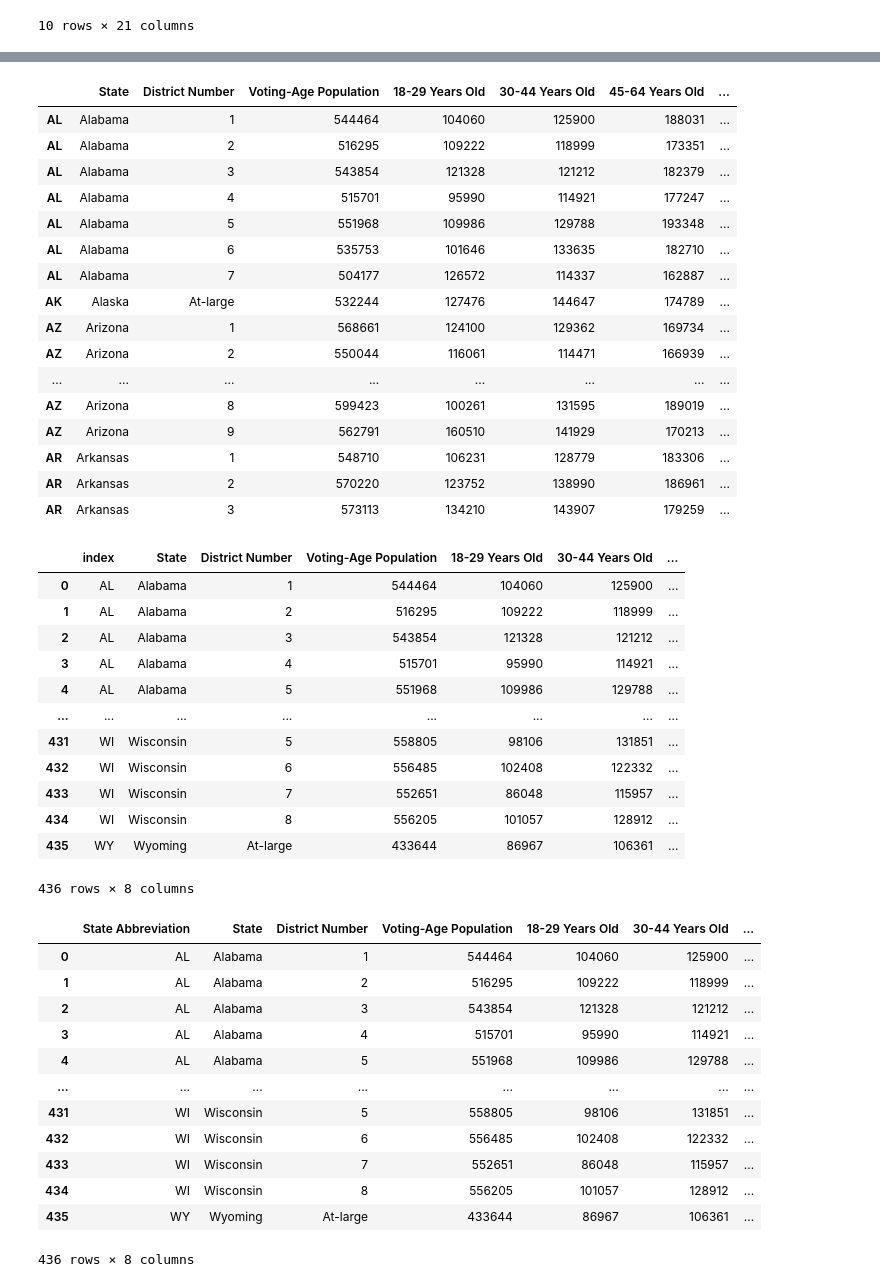
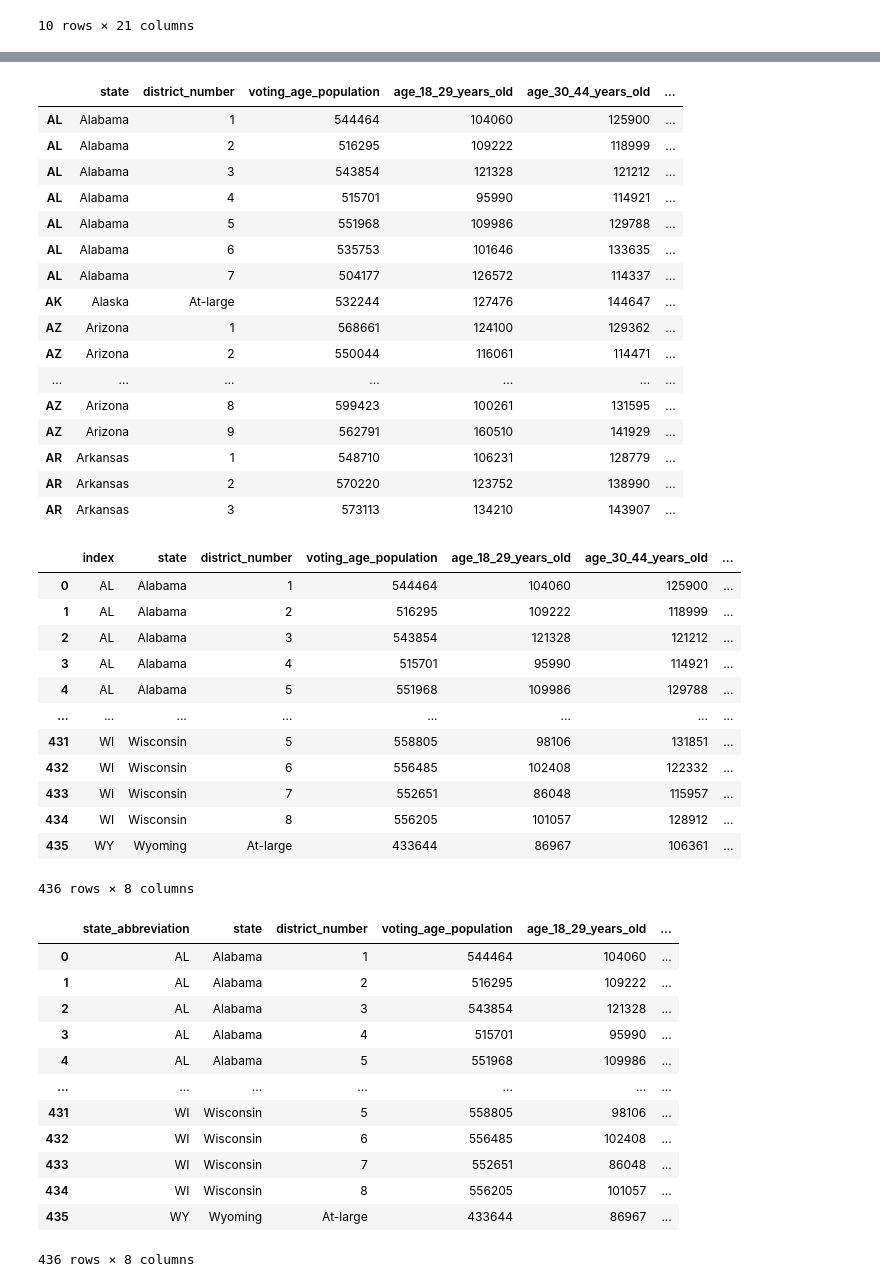
Before and after one commit to megancoggs/ETL-Project, a Jupyter notebook: census_district_data/age_2018_cleanup.ipynb, the cells around one changed output, grey strips where cells are left out. Saved outputs shown, nothing was run; the diff lists cells and outputs as text; code cells hidden in the pictures.

Commit message:
renamed columns

```diff
--- a/census_district_data/age_2018_cleanup.ipynb
+++ b/census_district_data/age_2018_cleanup.ipynb
@@ -45,12 +45,12 @@ age_2018_df.head(20)
 | AZ | Arizona | 9 | 562791 | 160510 | 141929 | 170213 | 90139 |
 # %%
 #rename columns
-age_2018_df = age_2018_df.rename(columns={"Unnamed: 2" : "State",
-                                          "Unnamed: 3" : "District Number",
-                                          "Unnamed: 4" : "Voting-Age Population",
-                                          "Unnamed: 6" : "18-29 Years Old",
-                                          "Unnamed: 10" : "30-44 Years Old",
-                                          "Unnamed: 14" : "45-64 Years Old",
-                                          "Unnamed: 18" : "65+ Years Old"})
+age_2018_df = age_2018_df.rename(columns={"Unnamed: 2" : "state",
+                                          "Unnamed: 3" : "district_number",
+                                          "Unnamed: 4" : "voting_age_population",
+                                          "Unnamed: 6" : "age_18_29_years_old",
+                                          "Unnamed: 10" : "age_30_44_years_old",
+                                          "Unnamed: 14" : "age_45_64_years_old",
+                                          "Unnamed: 18" : "age_65_and_older"})
 age_2018_df.head(10)
 # %% [output]
@@ -71,28 +71,28 @@ age_2018_df.head(10)
 age_2018_df = age_2018_df.drop(age_2018_df.index[[0,1,2]])
 age_2018_df.head(20)
 # %% [output]
-|  | State | District Number | Voting-Age Population | 18-29 Years Old | 30-44 Years Old | 45-64 Years Old | ... |
-| AL | Alabama | 1 | 544464 | 104060 | 125900 | 188031 | ... |
-| AL | Alabama | 2 | 516295 | 109222 | 118999 | 173351 | ... |
-| AL | Alabama | 3 | 543854 | 121328 | 121212 | 182379 | ... |
-| AL | Alabama | 4 | 515701 | 95990 | 114921 | 177247 | ... |
-| AL | Alabama | 5 | 551968 | 109986 | 129788 | 193348 | ... |
-| AL | Alabama | 6 | 535753 | 101646 | 133635 | 182710 | ... |
-| AL | Alabama | 7 | 504177 | 126572 | 114337 | 162887 | ... |
-| AK | Alaska | At-large | 532244 | 127476 | 144647 | 174789 | ... |
-| AZ | Arizona | 1 | 568661 | 124100 | 129362 | 169734 | ... |
-| AZ | Arizona | 2 | 550044 | 116061 | 114471 | 166939 | ... |
-| ... | ... | ... | ... | ... | ... | ... | ... |
-| AZ | Arizona | 8 | 599423 | 100261 | 131595 | 189019 | ... |
-| AZ | Arizona | 9 | 562791 | 160510 | 141929 | 170213 | ... |
-| AR | Arkansas | 1 | 548710 | 106231 | 128779 | 183306 | ... |
-| AR | Arkansas | 2 | 570220 | 123752 | 138990 | 186961 | ... |
-| AR | Arkansas | 3 | 573113 | 134210 | 143907 | 179259 | ... |
+|  | state | district_number | voting_age_population | age_18_29_years_old | age_30_44_years_old | ... |
+| AL | Alabama | 1 | 544464 | 104060 | 125900 | ... |
+| AL | Alabama | 2 | 516295 | 109222 | 118999 | ... |
+| AL | Alabama | 3 | 543854 | 121328 | 121212 | ... |
+| AL | Alabama | 4 | 515701 | 95990 | 114921 | ... |
+| AL | Alabama | 5 | 551968 | 109986 | 129788 | ... |
+| AL | Alabama | 6 | 535753 | 101646 | 133635 | ... |
+| AL | Alabama | 7 | 504177 | 126572 | 114337 | ... |
+| AK | Alaska | At-large | 532244 | 127476 | 144647 | ... |
+| AZ | Arizona | 1 | 568661 | 124100 | 129362 | ... |
+| AZ | Arizona | 2 | 550044 | 116061 | 114471 | ... |
+| ... | ... | ... | ... | ... | ... | ... |
+| AZ | Arizona | 8 | 599423 | 100261 | 131595 | ... |
+| AZ | Arizona | 9 | 562791 | 160510 | 141929 | ... |
+| AR | Arkansas | 1 | 548710 | 106231 | 128779 | ... |
+| AR | Arkansas | 2 | 570220 | 123752 | 138990 | ... |
+| AR | Arkansas | 3 | 573113 | 134210 | 143907 | ... |
 # %%
 age_2018_df = age_2018_df.reset_index()
 age_2018_df
 # %% [output]
-|  | index | State | District Number | Voting-Age Population | 18-29 Years Old | 30-44 Years Old | ... |
+|  | index | state | district_number | voting_age_population | age_18_29_years_old | age_30_44_years_old | ... |
 | 0 | AL | Alabama | 1 | 544464 | 104060 | 125900 | ... |
 | 1 | AL | Alabama | 2 | 516295 | 109222 | 118999 | ... |
 | 2 | AL | Alabama | 3 | 543854 | 121328 | 121212 | ... |
@@ -106,21 +106,21 @@ age_2018_df
 | 435 | WY | Wyoming | At-large | 433644 | 86967 | 106361 | ... |
 436 rows × 8 columns
 # %%
-age_2018_df = age_2018_df.rename(columns={"index":"State Abbreviation"})
+age_2018_df = age_2018_df.rename(columns={"index":"state_abbreviation"})
 age_2018_df
 # %% [output]
-|  | State Abbreviation | State | District Number | Voting-Age Population | 18-29 Years Old | 30-44 Years Old | ... |
-| 0 | AL | Alabama | 1 | 544464 | 104060 | 125900 | ... |
-| 1 | AL | Alabama | 2 | 516295 | 109222 | 118999 | ... |
-| 2 | AL | Alabama | 3 | 543854 | 121328 | 121212 | ... |
-| 3 | AL | Alabama | 4 | 515701 | 95990 | 114921 | ... |
-| 4 | AL | Alabama | 5 | 551968 | 109986 | 129788 | ... |
-| ... | ... | ... | ... | ... | ... | ... | ... |
-| 431 | WI | Wisconsin | 5 | 558805 | 98106 | 131851 | ... |
-| 432 | WI | Wisconsin | 6 | 556485 | 102408 | 122332 | ... |
-| 433 | WI | Wisconsin | 7 | 552651 | 86048 | 115957 | ... |
-| 434 | WI | Wisconsin | 8 | 556205 | 101057 | 128912 | ... |
-| 435 | WY | Wyoming | At-large | 433644 | 86967 | 106361 | ... |
+|  | state_abbreviation | state | district_number | voting_age_population | age_18_29_years_old | ... |
+| 0 | AL | Alabama | 1 | 544464 | 104060 | ... |
+| 1 | AL | Alabama | 2 | 516295 | 109222 | ... |
+| 2 | AL | Alabama | 3 | 543854 | 121328 | ... |
+| 3 | AL | Alabama | 4 | 515701 | 95990 | ... |
+| 4 | AL | Alabama | 5 | 551968 | 109986 | ... |
+| ... | ... | ... | ... | ... | ... | ... |
+| 431 | WI | Wisconsin | 5 | 558805 | 98106 | ... |
+| 432 | WI | Wisconsin | 6 | 556485 | 102408 | ... |
+| 433 | WI | Wisconsin | 7 | 552651 | 86048 | ... |
+| 434 | WI | Wisconsin | 8 | 556205 | 101057 | ... |
+| 435 | WY | Wyoming | At-large | 433644 | 86967 | ... |
 436 rows × 8 columns
 # %%
 #Add Congressional District column to eventually use as PK
```
Also changed, not shown: parts of 2 cells of this notebook, 11 other files.
